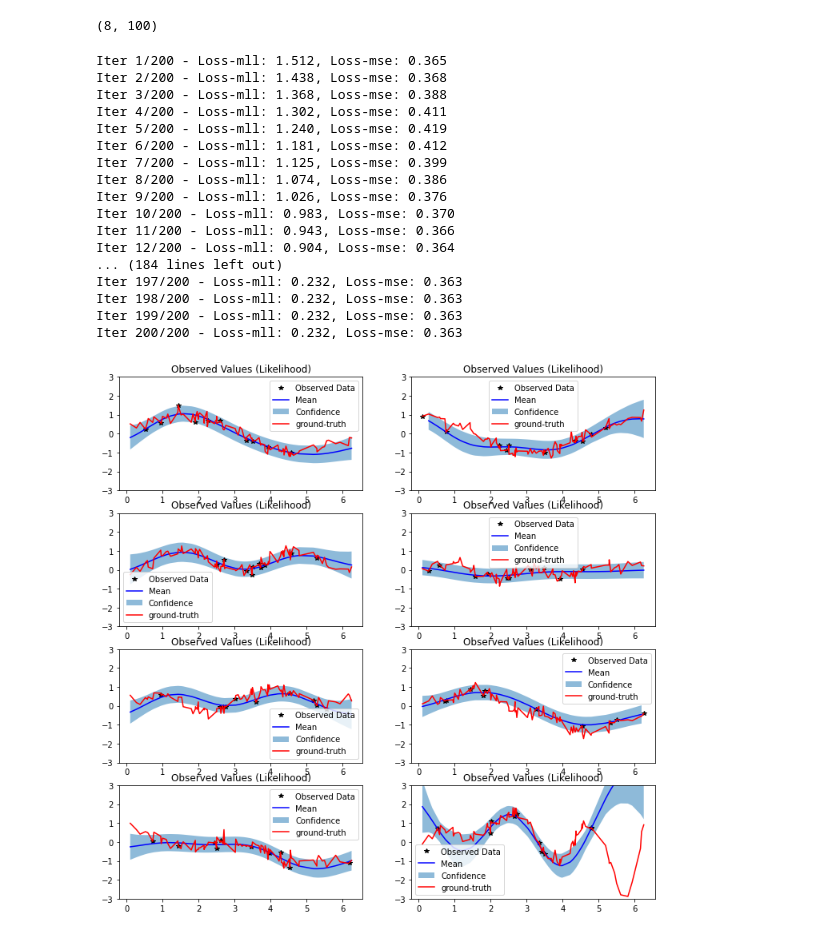
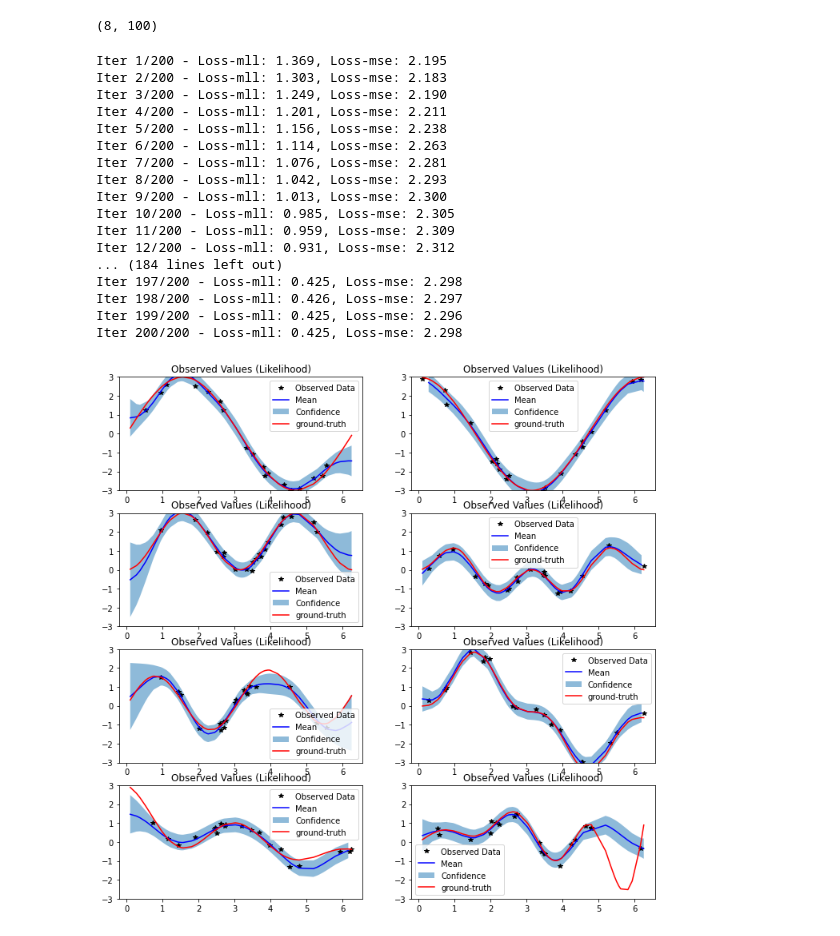
Before and after one commit to xuangu-fang/Diffusion-based-TS-Imputation, a Jupyter notebook: baseline/multi_task_GP_simu.ipynb, the cells around one changed output. Cells and saved outputs as stored; diff of their text form; code cells hidden in the pictures.

```diff
--- a/baseline/multi_task_GP_simu.ipynb
+++ b/baseline/multi_task_GP_simu.ipynb
@@ -8,6 +8,13 @@ from matplotlib import pyplot as plt
 
 # multi-task-gp on the simu data
 # %%
+# ground-truth
+func_list = [lambda x:3*np.sin(x), lambda x:3*np.cos(x),\
+     lambda x:3*np.sin(x)*np.sin(x), lambda x:3*np.sin(x)*np.sin(x)*np.cos(x),
+     lambda x:3*np.cos(x)*np.sin(x) + 0.1*x, lambda x:3*np.sin(x)*np.sin(x)*np.sin(x) - 0.1*x,
+     lambda x:3*np.cos(x)*np.cos(x)*np.exp(-0.2*x) - 0.2*x,lambda x:np.cos(x)*np.cos(x)*np.sin(x)*np.exp(0.4*x)+0.2*x]
+
+
 # load data
 data_dict = np.load('../data/simu/simu_data.npy',allow_pickle=True)
 data_dict = np.load('../data/simu/simu_data_noise.npy',allow_pickle=True)
@@ -103,28 +110,28 @@ for i in range(ITER):
     output = model(x_train, x_train_i)
     loss_mll = -mll(output, y_train)
     loss_mll.backward()
-    loss_mse = MSE(output.loc,y_train)
+    loss_mse = MSE(output.mean.detach(),y_train)
     # loss_mse.backward()
     print('Iter %d/%d - Loss-mll: %.3f, Loss-mse: %.3f' % (i + 1,ITER, loss_mll.item(),loss_mse.item()))
     optimizer.step()
 # %% [output]
-Iter 1/200 - Loss-mll: 1.512, Loss-mse: 0.365
-Iter 2/200 - Loss-mll: 1.438, Loss-mse: 0.368
-Iter 3/200 - Loss-mll: 1.368, Loss-mse: 0.388
-Iter 4/200 - Loss-mll: 1.302, Loss-mse: 0.411
-Iter 5/200 - Loss-mll: 1.240, Loss-mse: 0.419
-Iter 6/200 - Loss-mll: 1.181, Loss-mse: 0.412
-Iter 7/200 - Loss-mll: 1.125, Loss-mse: 0.399
-Iter 8/200 - Loss-mll: 1.074, Loss-mse: 0.386
-Iter 9/200 - Loss-mll: 1.026, Loss-mse: 0.376
-Iter 10/200 - Loss-mll: 0.983, Loss-mse: 0.370
-Iter 11/200 - Loss-mll: 0.943, Loss-mse: 0.366
-Iter 12/200 - Loss-mll: 0.904, Loss-mse: 0.364
+Iter 1/200 - Loss-mll: 1.369, Loss-mse: 2.195
+Iter 2/200 - Loss-mll: 1.303, Loss-mse: 2.183
+Iter 3/200 - Loss-mll: 1.249, Loss-mse: 2.190
+Iter 4/200 - Loss-mll: 1.201, Loss-mse: 2.211
+Iter 5/200 - Loss-mll: 1.156, Loss-mse: 2.238
+Iter 6/200 - Loss-mll: 1.114, Loss-mse: 2.263
+Iter 7/200 - Loss-mll: 1.076, Loss-mse: 2.281
+Iter 8/200 - Loss-mll: 1.042, Loss-mse: 2.293
+Iter 9/200 - Loss-mll: 1.013, Loss-mse: 2.300
+Iter 10/200 - Loss-mll: 0.985, Loss-mse: 2.305
+Iter 11/200 - Loss-mll: 0.959, Loss-mse: 2.309
+Iter 12/200 - Loss-mll: 0.931, Loss-mse: 2.312
 ... (184 lines left out)
-Iter 197/200 - Loss-mll: 0.232, Loss-mse: 0.363
-Iter 198/200 - Loss-mll: 0.232, Loss-mse: 0.363
-Iter 199/200 - Loss-mll: 0.232, Loss-mse: 0.363
-Iter 200/200 - Loss-mll: 0.232, Loss-mse: 0.363
+Iter 197/200 - Loss-mll: 0.425, Loss-mse: 2.298
+Iter 198/200 - Loss-mll: 0.426, Loss-mse: 2.297
+Iter 199/200 - Loss-mll: 0.425, Loss-mse: 2.296
+Iter 200/200 - Loss-mll: 0.425, Loss-mse: 2.298
 # %%
 # Define plotting function
 def ax_plot(ax, train_y, train_x, rand_var, title,test_x,y_true):
@@ -145,31 +152,32 @@ def ax_plot(ax, train_y, train_x, rand_var, title,test_x,y_true):
 # %%
 # Set into eval mode
 model.eval()
 likelihood.eval()
 
 # Initialize plots
 f, ax_set = plt.subplots(4, 2, figsize=(12,12))
 
 # Test points every 0.02 in [0,1]
 test_x1 = x_test[0,:]
 test_x2 = x_test[1,:]
 
 test_i_task1 = torch.full((len(test_x1),1), dtype=torch.long, fill_value=0)
 test_i_task2 = torch.full((len(test_x2),1), dtype=torch.long, fill_value=1)
 
 with torch.no_grad(), gpytorch.settings.fast_pred_var():
     # observed_pred_y1 = likelihood(model(test_x1, test_i_task1))
     # observed_pred_y2 = likelihood(model(test_x2, test_i_task2))
 
     for i in range(N_f):
         test_data = x_test[i,:]
         test_data_i = x_test_i[i,:]
 
         train_data = x_train[i*N_train:(i+1)*N_train]
         train_y = y_train[i*N_train:(i+1)*N_train]
 
         observed_pred_y = likelihood(model(test_data, test_data_i))
 
-        ax_plot(ax_set.flatten()[i], train_y, train_data, observed_pred_y, 'Observed Values (Likelihood)',test_data,y_raw[i])
+        ax_plot(ax_set.flatten()[i], train_y, train_data, observed_pred_y, \
+            'Observed Values (Likelihood)',test_data,func_list[i](x_raw))
 # %% [output]
-[figure, old version]
+[figure, new version]
```
Also changed, not shown: 2 other files.
